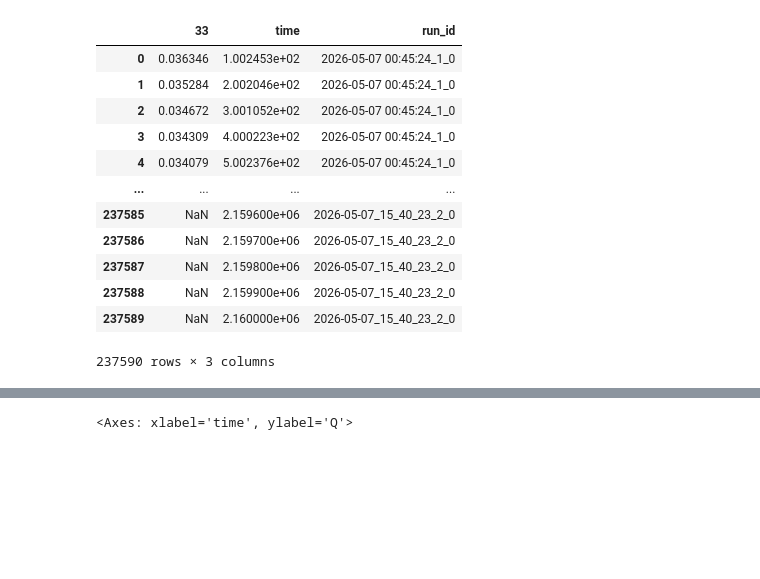
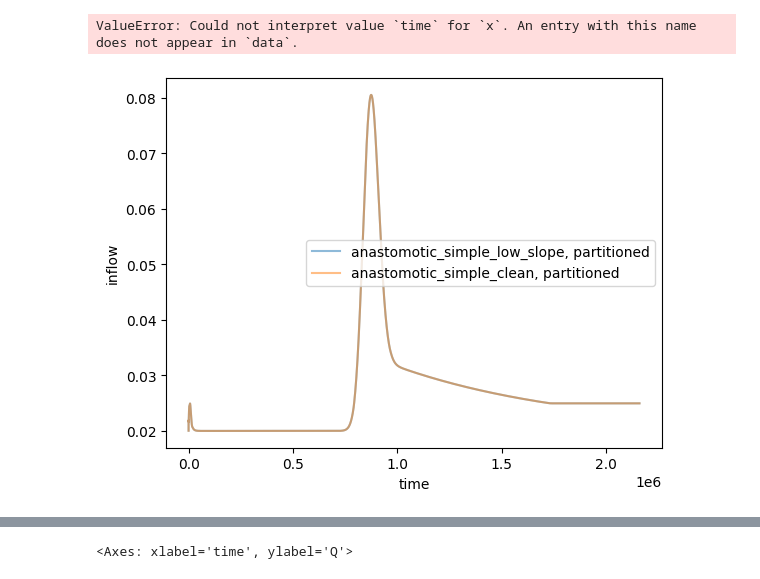
Before and after one commit to jhuang523/UMNBearSpring, a Jupyter notebook: openkarst/steady_state/hydrograph.ipynb, the cells around one changed output, grey strips where cells are left out. Cells and saved outputs as stored; diff of their text form; code cells hidden in the pictures; blank space fills up the shorter version.

```diff
--- a/openkarst/steady_state/hydrograph.ipynb
+++ b/openkarst/steady_state/hydrograph.ipynb
@@ -86,0 +91,35 @@ for index, row in metadata.iterrows():
+# %%
+
+sim_list =['anastomotic_simple_low_slope',
+'anastomotic_simple_clean',
+'branching_straight_network',
+'pykasso_n58_low_slope',
+'pykasso_n58',
+'single_conduit_vert_tort',
+'slope_0008',
+'straight_conduit_n62']
+Qs = {}
+for network_name in sim_list:
+    network_output = f'conduit_geometry_test/output/{network_name}'
+    run_dirs = os.listdir(network_output)
+    Qs[network_name] = {}
+    for run in run_dirs:
+        spring_path = f'{network_output}/{run}/spring.csv'
+        try:
+            spring_Q = pd.read_csv(spring_path)
+            Qs[network_name][run] = spring_Q
+        except FileNotFoundError:
+            try:
+                results = np.load(f'{network_output}/{run}/results_arrays.npz')
+            except FileNotFoundError:
+                print(f'skipping {network_output}/{run}')
+                continue
+            input_data = load_pickle( f'{network_output}/{run}/input_data.pkl')
+            network =utils.openkarst_network.OpenKarstNetwork(nodes = input_data['nodes'], edges = input_data['edges'])
+            network.load_cave_data()
+            Q = results['Q']
+            y = results['y']
+            t = results['t']
+            spring_Q = outlet_flow(network, Q)
+            Qs[network_name][run] = spring_Q
+            continue
@@ -87,21 +160,12 @@ for index, row in metadata.iterrows():
+# %%
+for network, Q_dict in Qs.items():
+    for run, Q in Q_dict.items():
+        sns.lineplot(Q, x = 'time', y = 'inflow', label = f'{network}, {run}', alpha = 0.5)
+# %% [output]
+ValueError: Could not interpret value `time` for `x`. An entry with this name does not appear in `data`.
+[figure, added]
 # %%
 metadata = pd.read_parquet('conduit_geometry_test/output/metadata').reset_index(drop=True)
-# %%
-pd.read_parquet('conduit_geometry_test/output/hydrographs')
-# %% [output]
-|  | 33 | time | run_id |
-| 0 | 0.036346 | 1.002453e+02 | 2026-05-07 00:45:24_1_0 |
-| 1 | 0.035284 | 2.002046e+02 | 2026-05-07 00:45:24_1_0 |
-| 2 | 0.034672 | 3.001052e+02 | 2026-05-07 00:45:24_1_0 |
-| 3 | 0.034309 | 4.000223e+02 | 2026-05-07 00:45:24_1_0 |
-| 4 | 0.034079 | 5.002376e+02 | 2026-05-07 00:45:24_1_0 |
-| ... | ... | ... | ... |
-| 237585 | NaN | 2.159600e+06 | 2026-05-07_15_40_23_2_0 |
-| 237586 | NaN | 2.159700e+06 | 2026-05-07_15_40_23_2_0 |
-| 237587 | NaN | 2.159800e+06 | 2026-05-07_15_40_23_2_0 |
-| 237588 | NaN | 2.159900e+06 | 2026-05-07_15_40_23_2_0 |
-| 237589 | NaN | 2.160000e+06 | 2026-05-07_15_40_23_2_0 |
-237590 rows × 3 columns
 # %%
 metadata
 # %% [output]
```
Also changed, not shown: parts of 5 cells of this notebook, 49 other files.
